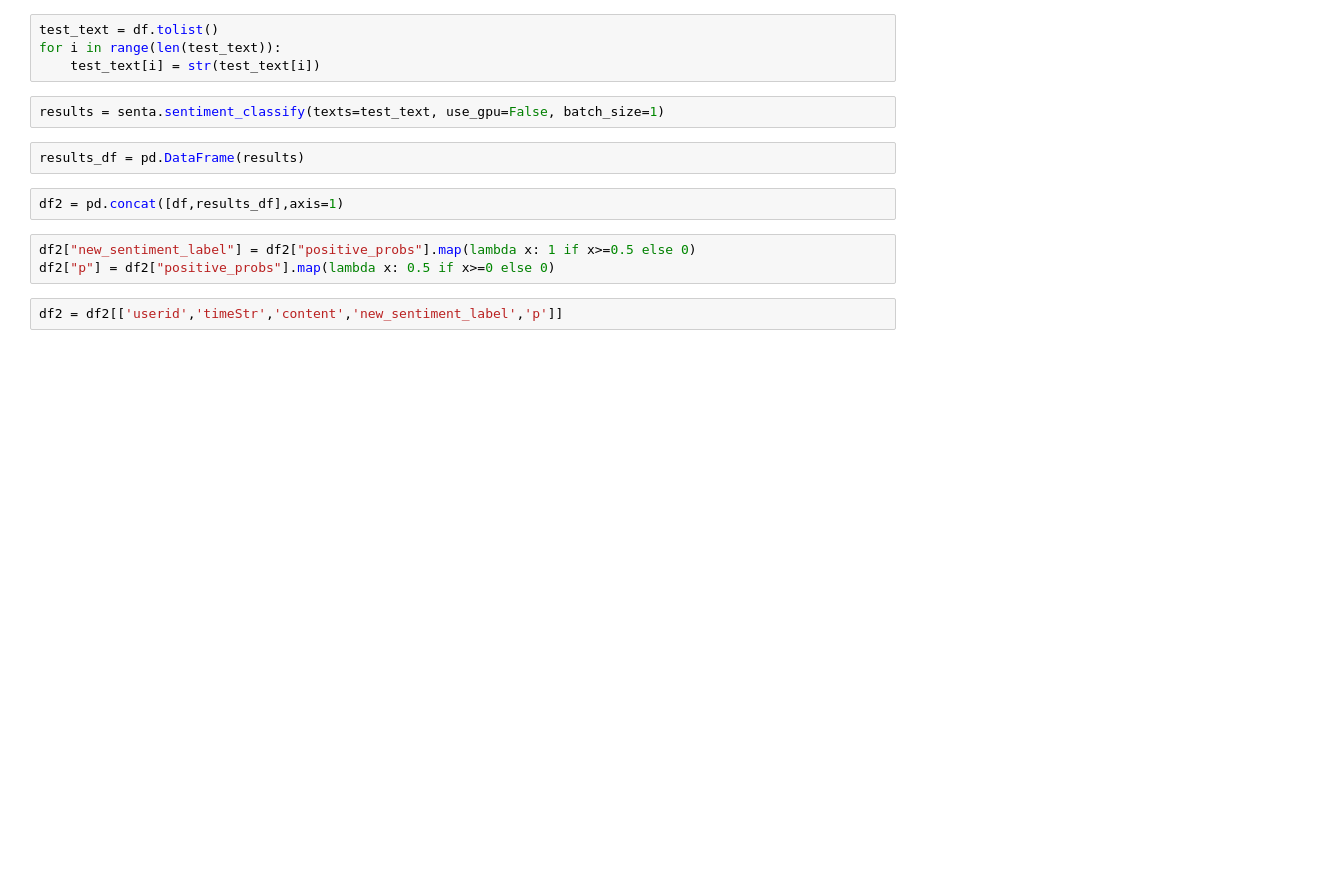
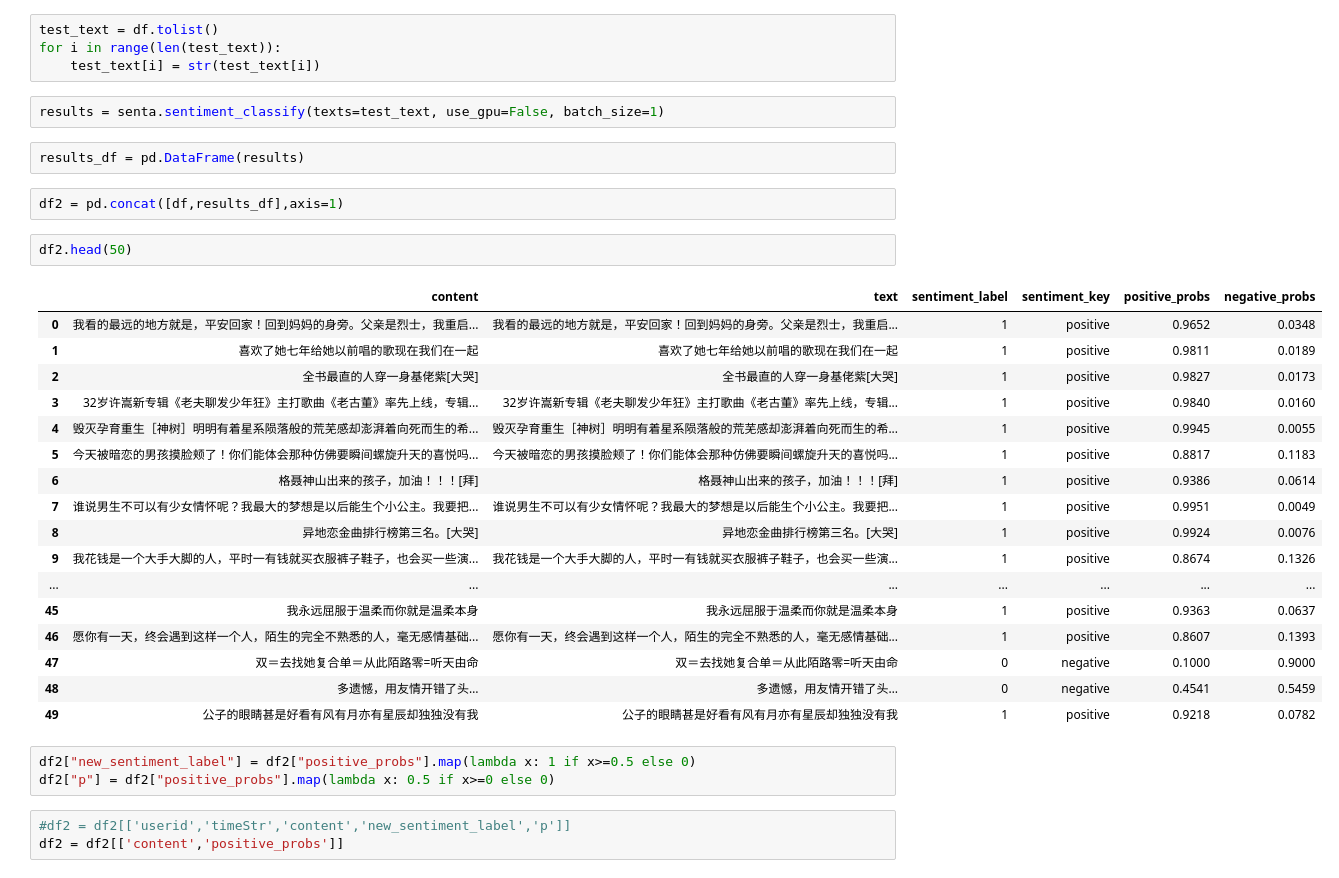
Before and after one commit to Adydio/DataAnalysis_CloudMusic, a Jupyter notebook: Python/EmotionAnalysis.ipynb, the cells around one changed output. Drawn from its saved outputs; the diff is of its cells as text; blank space fills up the shorter version.

```diff
--- a/Python/EmotionAnalysis.ipynb
+++ b/Python/EmotionAnalysis.ipynb
@@ -45,11 +40,32 @@ results = senta.sentiment_classify(texts=test_text, use_gpu=False, batch_size=1)
 results_df = pd.DataFrame(results)
 # %%
 df2 = pd.concat([df,results_df],axis=1)
+# %%
+df2.head(50)
+# %% [output]
+|  | content | text | sentiment_label | sentiment_key | positive_probs | negative_probs |
+| 0 | 我看的最远的地方就是，平安回家！回到妈妈的身旁。父亲是烈士，我重启... | 我看的最远的地方就是，平安回家！回到妈妈的身旁。父亲是烈士，我重启... | 1 | positive | 0.9652 | 0.0348 |
+| 1 | 喜欢了她七年给她以前唱的歌现在我们在一起 | 喜欢了她七年给她以前唱的歌现在我们在一起 | 1 | positive | 0.9811 | 0.0189 |
+| 2 | 全书最直的人穿一身基佬紫[大哭] | 全书最直的人穿一身基佬紫[大哭] | 1 | positive | 0.9827 | 0.0173 |
+| 3 | 32岁许嵩新专辑《老夫聊发少年狂》主打歌曲《老古董》率先上线，专辑... | 32岁许嵩新专辑《老夫聊发少年狂》主打歌曲《老古董》率先上线，专辑... | 1 | positive | 0.9840 | 0.0160 |
+| 4 | 毁灭孕育重生［神树］明明有着星系陨落般的荒芜感却澎湃着向死而生的希... | 毁灭孕育重生［神树］明明有着星系陨落般的荒芜感却澎湃着向死而生的希... | 1 | positive | 0.9945 | 0.0055 |
+| 5 | 今天被暗恋的男孩摸脸颊了！你们能体会那种仿佛要瞬间螺旋升天的喜悦吗... | 今天被暗恋的男孩摸脸颊了！你们能体会那种仿佛要瞬间螺旋升天的喜悦吗... | 1 | positive | 0.8817 | 0.1183 |
+| 6 | 格聂神山出来的孩子，加油！！！[拜] | 格聂神山出来的孩子，加油！！！[拜] | 1 | positive | 0.9386 | 0.0614 |
+| 7 | 谁说男生不可以有少女情怀呢？我最大的梦想是以后能生个小公主。我要把... | 谁说男生不可以有少女情怀呢？我最大的梦想是以后能生个小公主。我要把... | 1 | positive | 0.9951 | 0.0049 |
+| 8 | 异地恋金曲排行榜第三名。[大哭] | 异地恋金曲排行榜第三名。[大哭] | 1 | positive | 0.9924 | 0.0076 |
+| 9 | 我花钱是一个大手大脚的人，平时一有钱就买衣服裤子鞋子，也会买一些演... | 我花钱是一个大手大脚的人，平时一有钱就买衣服裤子鞋子，也会买一些演... | 1 | positive | 0.8674 | 0.1326 |
+| ... | ... | ... | ... | ... | ... | ... |
+| 45 | 我永远屈服于温柔而你就是温柔本身 | 我永远屈服于温柔而你就是温柔本身 | 1 | positive | 0.9363 | 0.0637 |
+| 46 | 愿你有一天，终会遇到这样一个人，陌生的完全不熟悉的人，毫无感情基础... | 愿你有一天，终会遇到这样一个人，陌生的完全不熟悉的人，毫无感情基础... | 1 | positive | 0.8607 | 0.1393 |
+| 47 | 双＝去找她复合单＝从此陌路零=听天由命 | 双＝去找她复合单＝从此陌路零=听天由命 | 0 | negative | 0.1000 | 0.9000 |
+| 48 | 多遗憾，用友情开错了头… | 多遗憾，用友情开错了头… | 0 | negative | 0.4541 | 0.5459 |
+| 49 | 公子的眼睛甚是好看有风有月亦有星辰却独独没有我 | 公子的眼睛甚是好看有风有月亦有星辰却独独没有我 | 1 | positive | 0.9218 | 0.0782 |
 # %%
 df2["new_sentiment_label"] = df2["positive_probs"].map(lambda x: 1 if x>=0.5 else 0)
 df2["p"] = df2["positive_probs"].map(lambda x: 0.5 if x>=0 else 0)
 # %%
-df2 = df2[['userid','timeStr','content','new_sentiment_label','p']]
+#df2 = df2[['userid','timeStr','content','new_sentiment_label','p']]
+df2 = df2[['content','positive_probs']]
 # %%
 df2.head()
 # %% [output]
```
Also changed, not shown: parts of 5 cells of this notebook, 12 other files.
